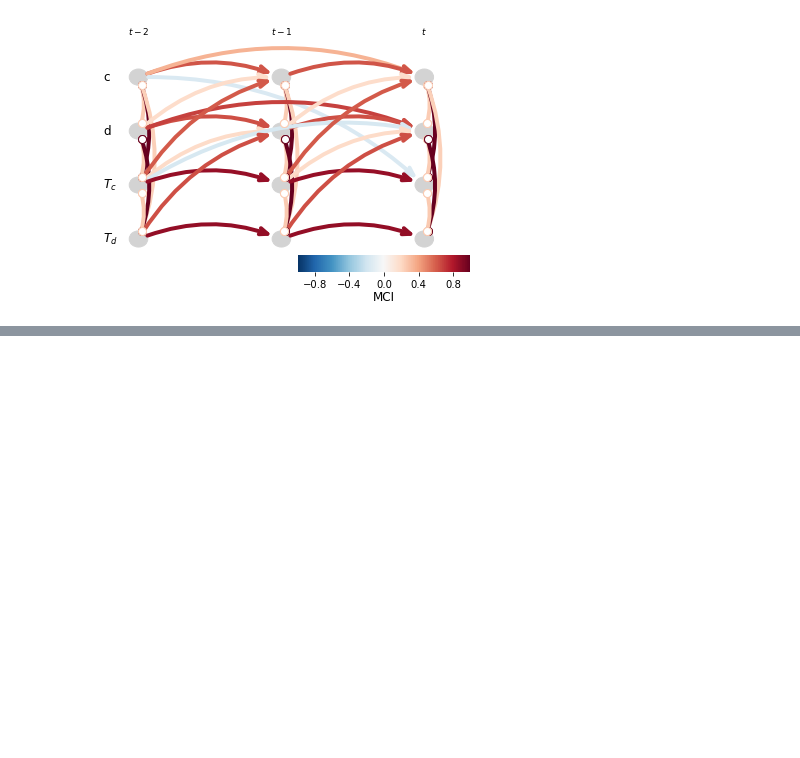
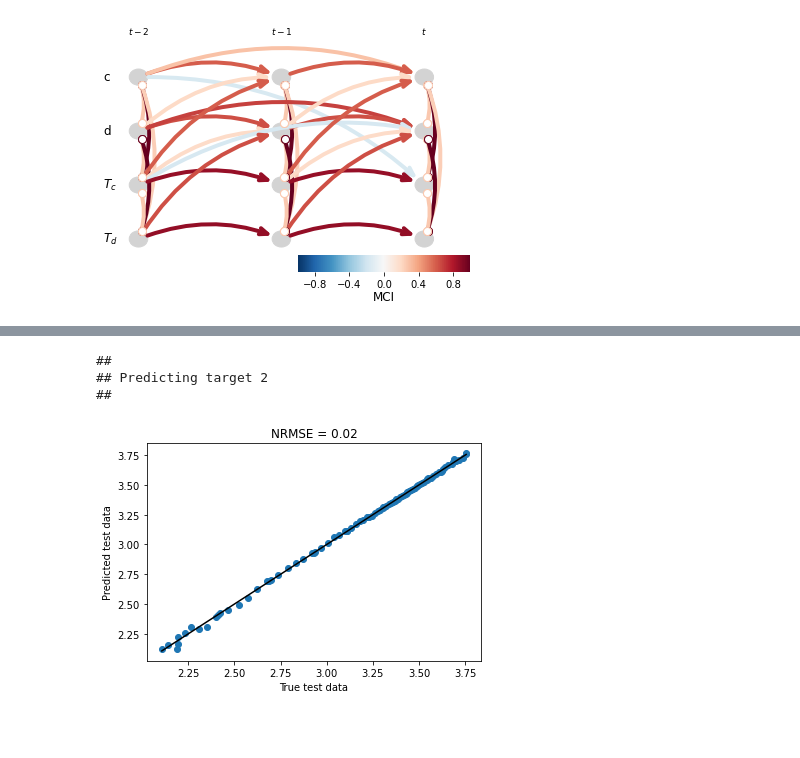
Before and after one commit to keli95566/explore_tigramite, a Jupyter notebook: jupyter_notebooks/01.kl_covid_open_data_epidemiology.ipynb, the cells around one changed output, grey strips where cells are left out. Drawn from its saved outputs; the diff is of its cells as text; code cells hidden in the pictures; blank space fills up the shorter version.

```diff
--- a/jupyter_notebooks/01.kl_covid_open_data_epidemiology.ipynb
+++ b/jupyter_notebooks/01.kl_covid_open_data_epidemiology.ipynb
@@ -195,2 +319,17 @@ tp.plot_time_series_graph(
+# %%
+predicted = pred.predict(target)
+true_data = pred.get_test_array()[0]
+
+plt.scatter(true_data, predicted)
+plt.title(r"NRMSE = %.2f" % (np.abs(true_data - predicted).mean()/true_data.std()))
+plt.plot(true_data, true_data, 'k-')
+plt.xlabel('True test data')
+plt.ylabel('Predicted test data')
+plt.show()
+# %% [output]
+##
+## Predicting target 2
+##
+[figure, added]
 # %% [markdown]
 ###
```
Also changed, not shown: parts of 14 cells of this notebook, 2 other files.
